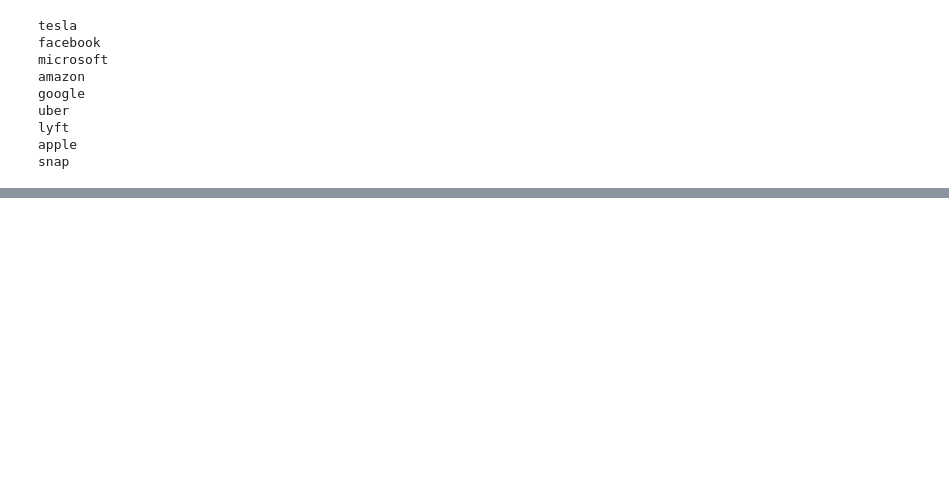
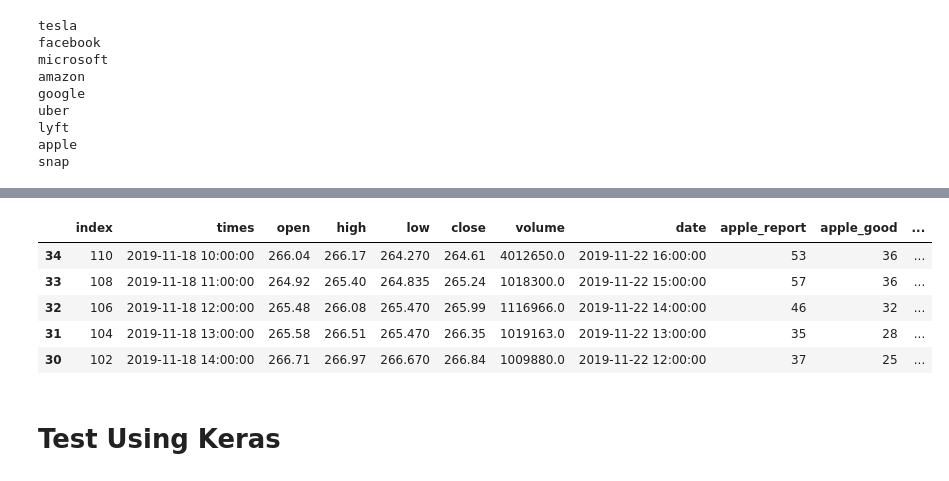
Before and after one commit to edwjchen/StockExploration, a Jupyter notebook: Cogs109Final.ipynb, the cells around one changed output, grey strips where cells are left out. Drawn from its saved outputs; the diff is of its cells as text; code cells hidden in the pictures; blank space fills up the shorter version.

```diff
--- a/Cogs109Final.ipynb
+++ b/Cogs109Final.ipynb
@@ -238 +251,12 @@ print(df_trends_stocks['tesla'].head())
+# %%
+df_trends_stocks['apple'].head()
+# %% [output]
+|  | index | times | open | high | low | close | volume | date | apple_report | apple_good | ... |
+| 34 | 110 | 2019-11-18 10:00:00 | 266.04 | 266.17 | 264.270 | 264.61 | 4012650.0 | 2019-11-22 16:00:00 | 53 | 36 | ... |
+| 33 | 108 | 2019-11-18 11:00:00 | 264.92 | 265.40 | 264.835 | 265.24 | 1018300.0 | 2019-11-22 15:00:00 | 57 | 36 | ... |
+| 32 | 106 | 2019-11-18 12:00:00 | 265.48 | 266.08 | 265.470 | 265.99 | 1116966.0 | 2019-11-22 14:00:00 | 46 | 32 | ... |
+| 31 | 104 | 2019-11-18 13:00:00 | 265.58 | 266.51 | 265.470 | 266.35 | 1019163.0 | 2019-11-22 13:00:00 | 35 | 28 | ... |
+| 30 | 102 | 2019-11-18 14:00:00 | 266.71 | 266.97 | 266.670 | 266.84 | 1009880.0 | 2019-11-22 12:00:00 | 37 | 25 | ... |
+# %% [markdown]
+# Test Using Keras
 # %%
```
Also changed, not shown: parts of 26 cells of this notebook, 3 other files.
